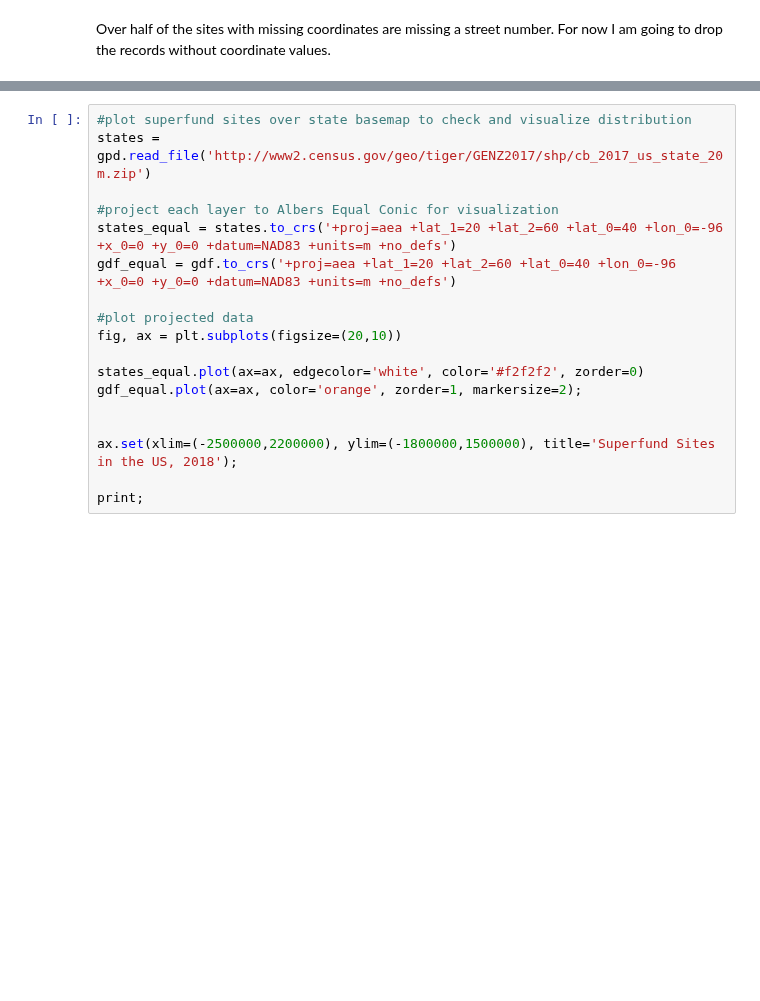
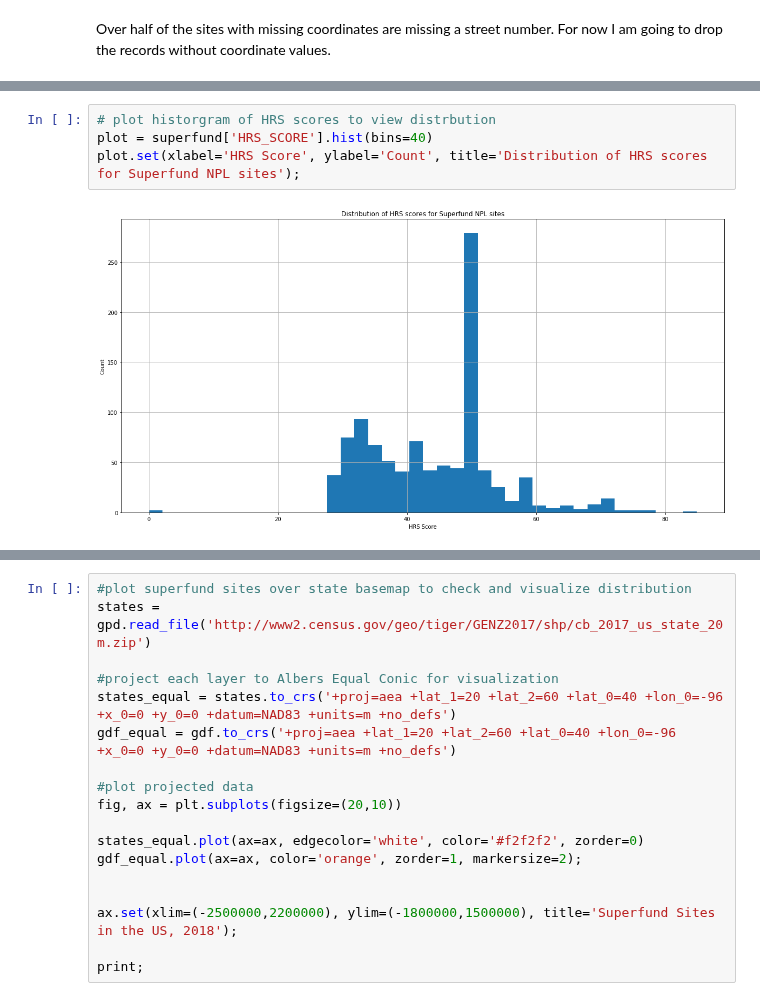
Before and after one commit to EileenGrady/us-industrial-pollution, a Jupyter notebook: notebooks/wrangle-superfund-site-data.ipynb, the cells around one changed output, grey strips where cells are left out. Cells and saved outputs as stored; diff of their text form; blank space fills up the shorter version.

```diff
--- a/notebooks/wrangle-superfund-site-data.ipynb
+++ b/notebooks/wrangle-superfund-site-data.ipynb
@@ -271,0 +284,6 @@ superfund_sites
+# %%
+# plot historgram of HRS scores to view distrbution
+plot = superfund['HRS_SCORE'].hist(bins=40)
+plot.set(xlabel='HRS Score', ylabel='Count', title='Distribution of HRS scores for Superfund NPL sites');
+# %% [output]
+[figure, added]
```
Also changed, not shown: parts of 21 cells of this notebook, 7 other files.
